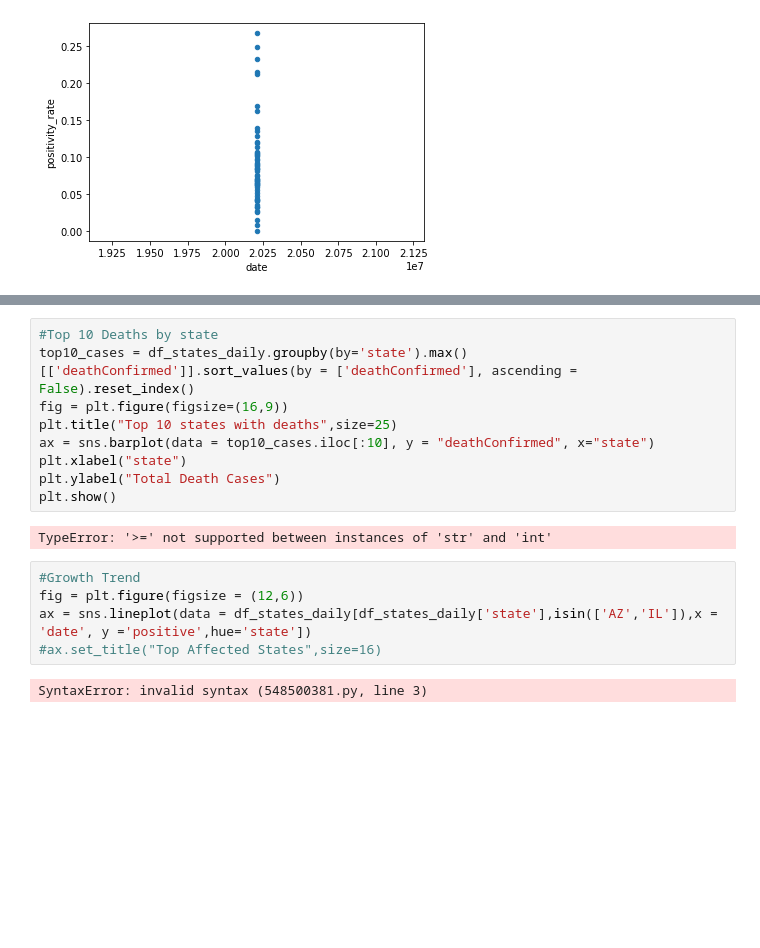
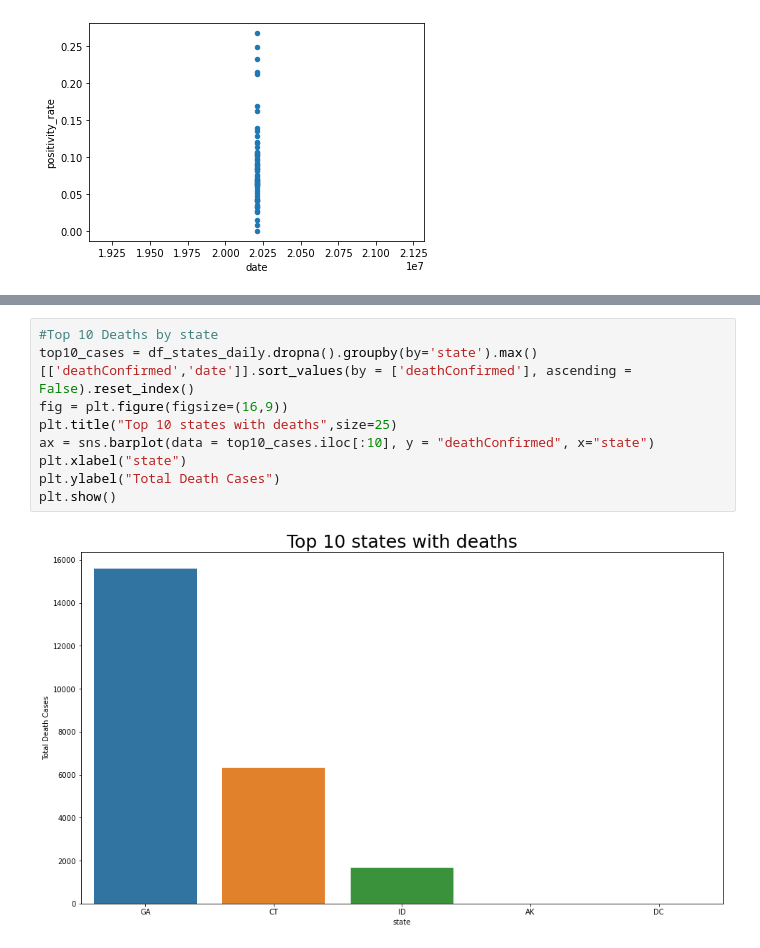
Before and after one commit to harshita-chauhan/Covid-Data-Engineering-Project-AWS, a Jupyter notebook: Data Wrangling & Data Analysis - Covid Data.ipynb, the cells around one changed output, grey strips where cells are left out. Drawn from its saved outputs; the diff is of its cells as text; blank space fills up the shorter version.

```diff
--- a/Data Wrangling & Data Analysis - Covid Data.ipynb
+++ b/Data Wrangling & Data Analysis - Covid Data.ipynb
@@ -477,18 +462,11 @@ sns.barplot(x='date', y='positive', hue='state', data=df_states_daily)
 # %%
 #Top 10 Deaths by state
-top10_cases = df_states_daily.groupby(by='state').max()[['deathConfirmed']].sort_values(by = ['deathConfirmed'], ascending = False).reset_index()
+top10_cases = df_states_daily.dropna().groupby(by='state').max()[['deathConfirmed','date']].sort_values(by = ['deathConfirmed'], ascending = False).reset_index()
 fig = plt.figure(figsize=(16,9))
 plt.title("Top 10 states with deaths",size=25)
 ax = sns.barplot(data = top10_cases.iloc[:10], y = "deathConfirmed", x="state")
 plt.xlabel("state")
 plt.ylabel("Total Death Cases")
 plt.show()
 # %% [output]
-TypeError: '>=' not supported between instances of 'str' and 'int'
+[figure, added]
-# %%
-#Growth Trend
-fig = plt.figure(figsize = (12,6))
-ax = sns.lineplot(data = df_states_daily[df_states_daily['state'],isin(['AZ','IL']),x = 'date', y ='positive',hue='state'])
-#ax.set_title("Top Affected States",size=16)
-# %% [output]
-SyntaxError: invalid syntax (548500381.py, line 3)
```
Also changed, not shown: parts of 10 cells of this notebook.
